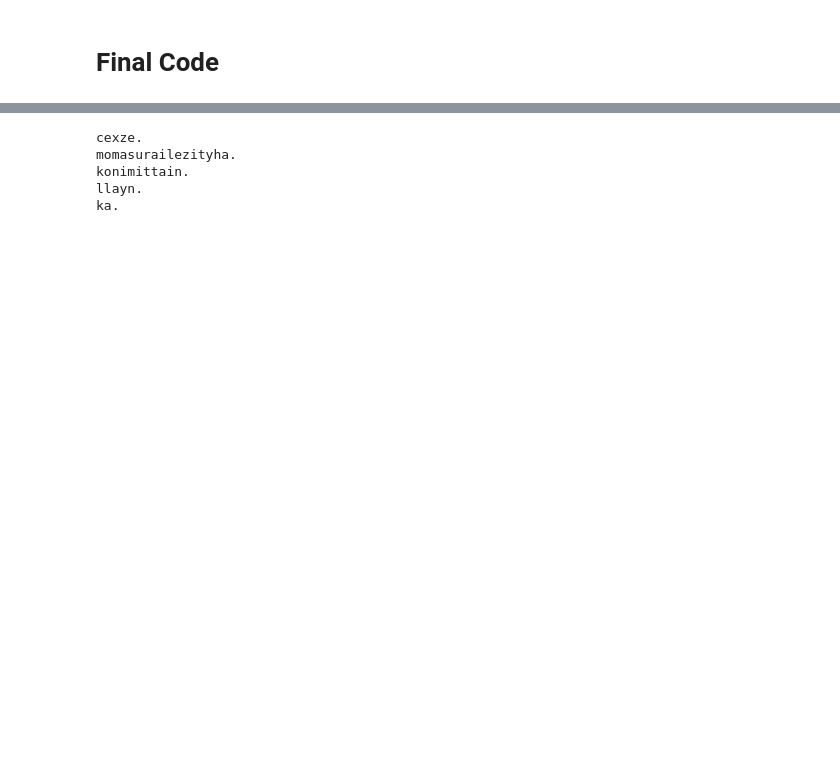
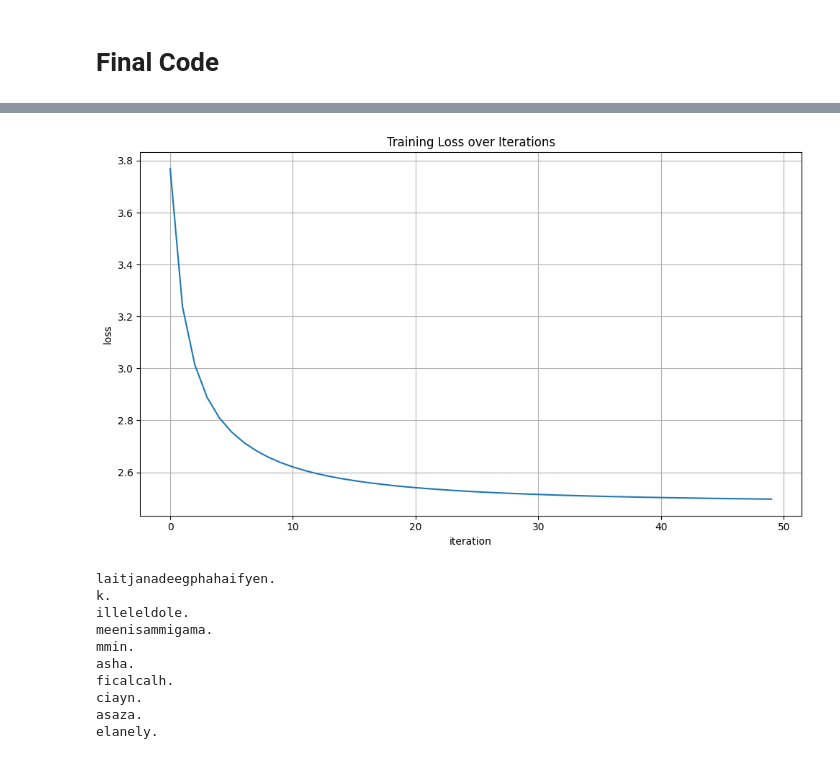
Before and after one commit to cknisaac/isaac-makemore, a Jupyter notebook: makemore-isaac.ipynb, the cells around one changed output, grey strips where cells are left out. Drawn from its saved outputs; the diff is of its cells as text; code cells hidden in the pictures; blank space fills up the shorter version.

Commit message:
full bigram model implementation with 2 datasets for training

```diff
--- a/makemore-isaac.ipynb
+++ b/makemore-isaac.ipynb
@@ -294,10 +294,13 @@ loss.backward() # backpropagation all the way to the params
 w.data += -0.1 * w.grad # gradient descent, run cell 127 and loss should decrease
 # %% [markdown]
 # Final Code
+# %%
+# experimenting with bigger dataset
+words2 = open('namesss.txt', 'r').read().splitlines() # namesss is just the original dataset copied 10 times
 # %%
 # create the dataset
 xs, ys = [], []
-for w in words:
+for w in words2:
   chs = ['.'] + list(w) + ['.']
   for ch1, ch2 in zip(chs, chs[1:]):
     ix1 = stoi[ch1]
@@ -317,6 +320,8 @@ number of examples:  228146
 # %%
+losses = []
+
 # gradient descent: run this as many times as you wish to maximize model accuracy
-for k in range(100): # number of passes
+for k in range(50): # number of passes
 
   # forward pass
   xenc = F.one_hot(xs, num_classes=27).float() # input to the network: one-hot encoding
@@ -324,6 +329,7 @@ for k in range(100): # number of passes
   counts = logits.exp() # counts, equivalent to N
   probs = counts / counts.sum(1, keepdims=True) # probabilities for next character
   loss = -probs[torch.arange(num), ys].log().mean() + 0.01*(W**2).mean() # the + bit is regularization loss
+  losses.append(loss.item())
   if k == 0:
     print(f'initial loss: {loss.item()}')
 
@@ -333,7 +339,7 @@ for k in range(100): # number of passes
   loss.backward()
 
   # update
-  W.data += -50 * W.grad # set stepsize carefully (e.g. trying setting it to high number like 500 and see what happens!)
+  W.data += -75 * W.grad # set stepsize carefully (e.g. trying setting it to high number like 500 and see what happens!)
 
 print(f"final loss: {loss}")
 # %% [output]
@@ -342,8 +348,20 @@ final loss: 2.4829957485198975
+# %%
+import matplotlib.pyplot as plt
+
+plt.figure(figsize=(10, 6))
+plt.plot(losses)
+plt.xlabel('iteration')
+plt.ylabel('loss')
+plt.title('Training Loss over Iterations')
+plt.grid(True)
+plt.tight_layout()
+plt.show()
+# %% [output]
+[figure, added]
 # %%
 # finally, sample from the 'neural net' model
-g = torch.Generator().manual_seed(2147483647)
 
-for i in range(5):
+for i in range(10):
 
   out = []
   ix = 0
@@ -366,8 +384,13 @@ for i in range(5):
       break
   print(''.join(out))
 # %% [output]
-cexze.
-momasurailezityha.
-konimittain.
-llayn.
-ka.
+laitjanadeegphahaifyen.
+k.
+illeleldole.
+meenisammigama.
+mmin.
+asha.
+ficalcalh.
+ciayn.
+asaza.
+elanely.
```
Also changed, not shown: parts of 6 cells of this notebook, 1 other file.
